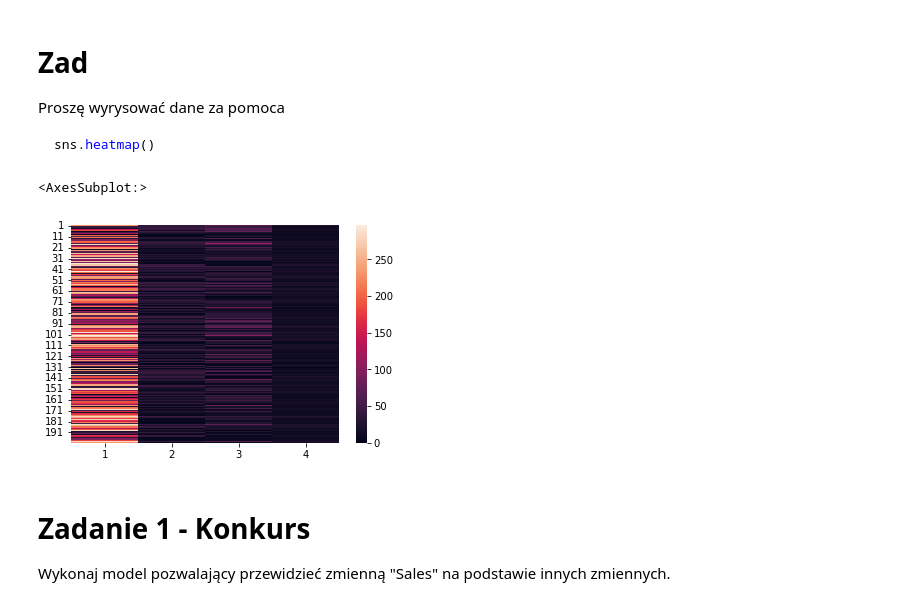
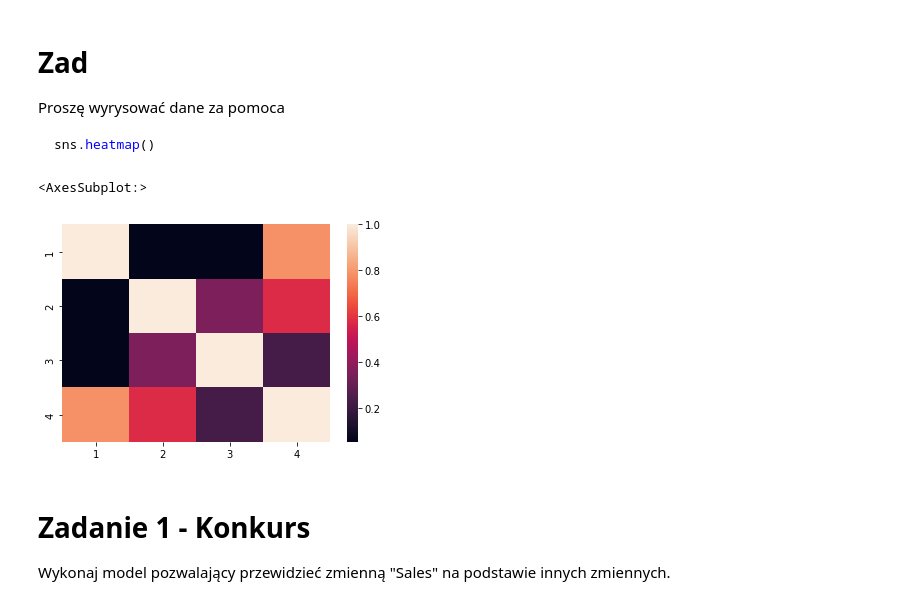
Before and after one commit to she3r/podstawy_sztucznej_inteligencji, a Jupyter notebook: Z05_B_linear_regression.ipynb, the cells around one changed output. Drawn from its saved outputs; the diff is of its cells as text; code cells hidden in the pictures.

````diff
--- a/Z05_B_linear_regression.ipynb
+++ b/Z05_B_linear_regression.ipynb
@@ -35,10 +35,10 @@ Proszę wyrysować dane za pomoca
 sns.heatmap()
 ```
 # %%
-sns.heatmap(df_adv)
+sns.heatmap(df_adv.corr())
 # %% [output]
 <AxesSubplot:>
-[figure, old version]
+[figure, new version]
 # %% [markdown]
 # Zadanie 1 - Konkurs
 Wykonaj model pozwalający przewidzieć zmienną "Sales" na podstawie innych zmiennych.
````
Also changed, not shown: parts of 3 cells of this notebook.
